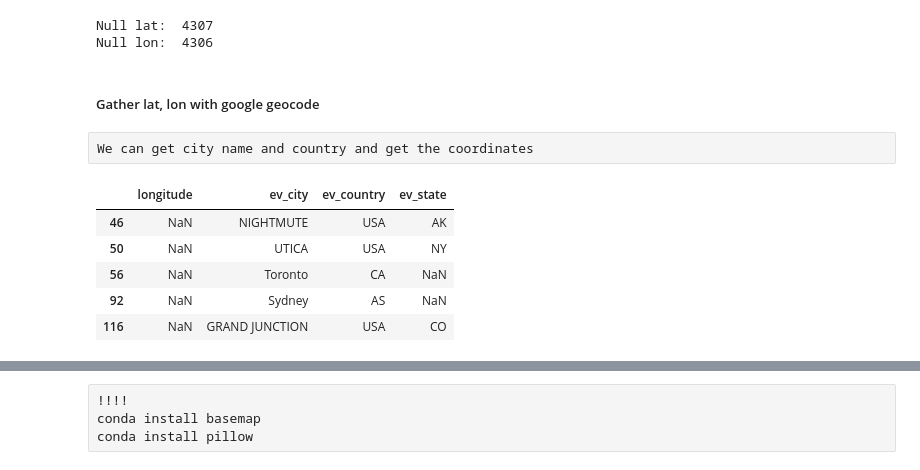
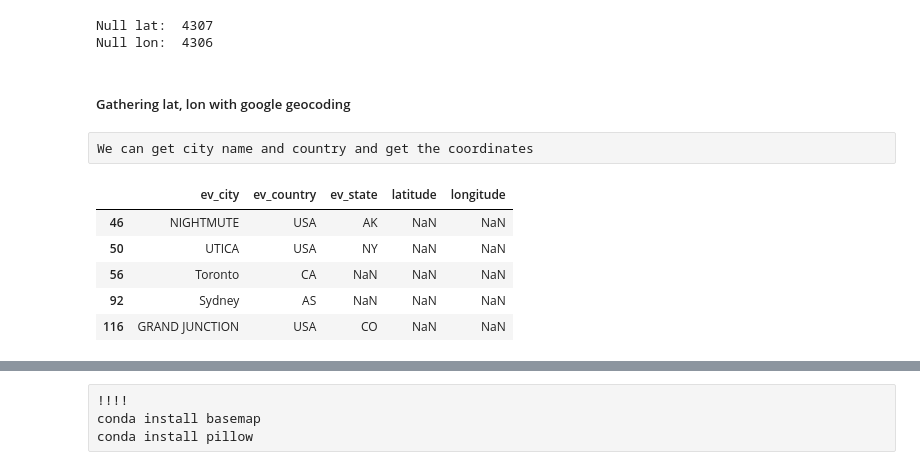
Before and after one commit to AeroPython/remove-before-flight, a Jupyter notebook: Remove before flight.ipynb, the cells around one changed output, grey strips where cells are left out. Cells and saved outputs as stored; diff of their text form; code cells hidden in the pictures.

```diff
--- a/Remove before flight.ipynb
+++ b/Remove before flight.ipynb
@@ -549,15 +549,17 @@ print('Null lon: ', events['longitude'].isnull().sum())
 Null lat:  4307
 Null lon:  4306
 # %% [markdown]
-##### Gather lat, lon with google geocode
+##### Gathering lat, lon with google geocoding
 # %% [raw]
 We can get city name and country and get the coordinates
 # %%
-events.loc[events['longitude'].isnull()][['longitude', 'ev_city', 'ev_country', 'ev_state']].head(5)
+cond = events['longitude'].isnull() | events['latitude'].isnull()
+need_location = events.loc[cond][['ev_city', 'ev_country', 'ev_state', 'latitude', 'longitude']]
+need_location.head()
 # %% [output]
-|  | longitude | ev_city | ev_country | ev_state |
-| 46 | NaN | NIGHTMUTE | USA | AK |
-| 50 | NaN | UTICA | USA | NY |
-| 56 | NaN | Toronto | CA | NaN |
-| 92 | NaN | Sydney | AS | NaN |
-| 116 | NaN | GRAND JUNCTION | USA | CO |
+|  | ev_city | ev_country | ev_state | latitude | longitude |
+| 46 | NIGHTMUTE | USA | AK | NaN | NaN |
+| 50 | UTICA | USA | NY | NaN | NaN |
+| 56 | Toronto | CA | NaN | NaN | NaN |
+| 92 | Sydney | AS | NaN | NaN | NaN |
+| 116 | GRAND JUNCTION | USA | CO | NaN | NaN |
```
Also changed, not shown: parts of 17 cells of this notebook, 4 other files.
